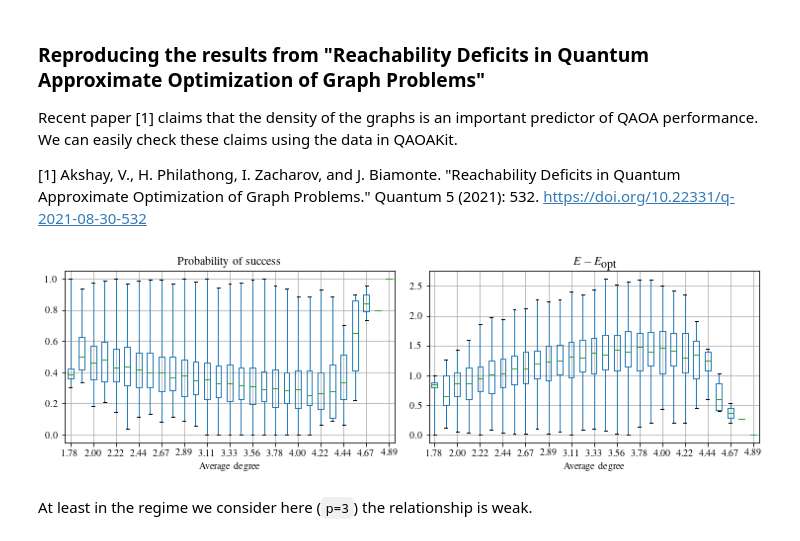
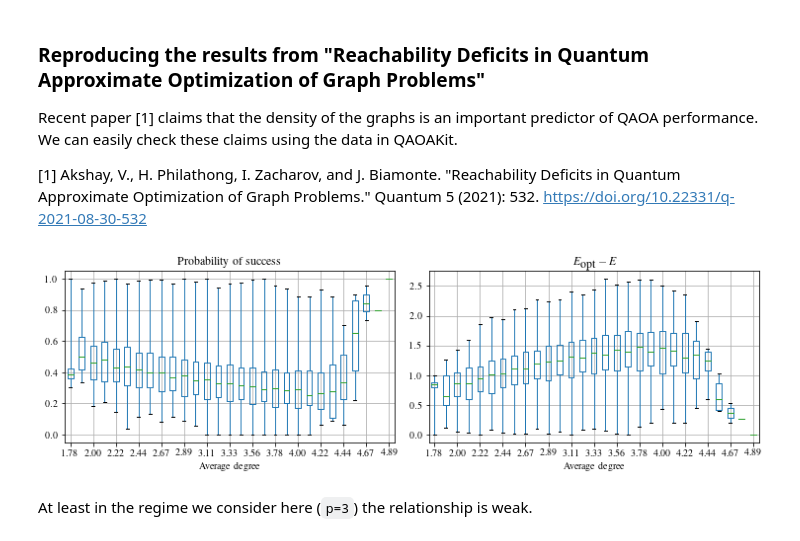
Before and after one commit to QAOAKit/QAOAKit, a Jupyter notebook: examples/performance.ipynb, the cells around one changed output. Saved outputs shown, nothing was run; the diff lists cells and outputs as text; code cells hidden in the pictures.

```diff
--- a/examples/performance.ipynb
+++ b/examples/performance.ipynb
@@ -79,29 +79,29 @@ Recent paper [1] claims that the density of the graphs is an important predictor
 
 [1] Akshay, V., H. Philathong, I. Zacharov, and J. Biamonte. "Reachability Deficits in Quantum Approximate Optimization of Graph Problems." Quantum 5 (2021): 532. https://doi.org/10.22331/q-2021-08-30-532
 # %%
-df['$E - E_{\mbox{opt}}$'] = df['C_{true opt}'] - df['C_opt']
+df['$E_{\mbox{opt}} - E$'] = df['C_{true opt}'] - df['C_opt']
 # %%
 from matplotlib.ticker import FormatStrFormatter
 
 fig, ax = plt.subplots(1, 2, figsize=(1.5*6.92654, 6.92654/2))
 
 df[(df['p'] == 3) & (df['n'] == 9)].boxplot(column='pr(max)', by='Average degree', ax=ax[0], whis=(0,100))
-df[(df['p'] == 3) & (df['n'] == 9)].boxplot(column='$E - E_{\mbox{opt}}$', by='Average degree', ax=ax[1], whis=(0,100))
+df[(df['p'] == 3) & (df['n'] == 9)].boxplot(column='$E_{\mbox{opt}} - E$', by='Average degree', ax=ax[1], whis=(0,100))
 
 # make plots nice
 fig.suptitle('')
 ax[0].set_title('Probability of success')
 for x in ax:
     x.set_xticks(np.arange(1,30,2))
 for x in ax:
     for label in x.get_xticklabels():
         text = f"{float(label.get_text()):.2f}"
         label.set_text(text)
     x.set_xticklabels(x.get_xticklabels())
 fig.tight_layout()
 plt.savefig('reproduce_reachibility.pdf')
 # %% [output]
-[figure, old version]
+[figure, new version]
 # %% [markdown]
 At least in the regime we consider here (`p=3`) the relationship is weak.
 # %% [markdown]
```
